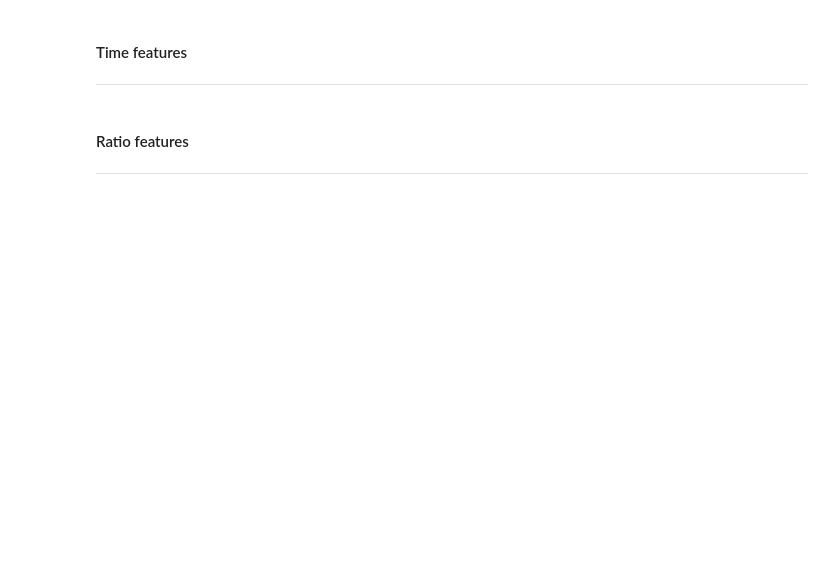
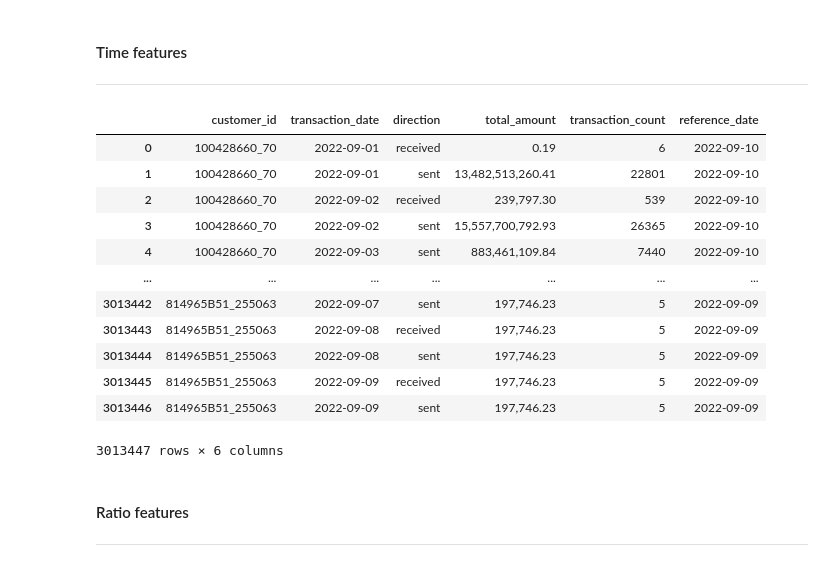
Before and after one commit to fernandocfbf/anti-money-laundering-analysis, a Jupyter notebook: analysis/customer_level_features.ipynb, the cells around one changed output. Cells and saved outputs as stored; diff of their text form; code cells hidden in the pictures; blank space fills up the shorter version.

Commit message:
feat: adding feature generator class. It includes transactional, time and ratio features

```diff
--- a/analysis/customer_level_features.ipynb
+++ b/analysis/customer_level_features.ipynb
@@ -238,6 +238,22 @@ reference_date_df = (
 )
 
 simplified_time_df = simplified_time_df.merge(reference_date_df, on="customer_id", how="left", validate="many_to_one")
+# %%
+simplified_time_df
+# %% [output]
+|  | customer_id | transaction_date | direction | total_amount | transaction_count | reference_date |
+| 0 | 100428660_70 | 2022-09-01 | received | 0.19 | 6 | 2022-09-10 |
+| 1 | 100428660_70 | 2022-09-01 | sent | 13,482,513,260.41 | 22801 | 2022-09-10 |
+| 2 | 100428660_70 | 2022-09-02 | received | 239,797.30 | 539 | 2022-09-10 |
+| 3 | 100428660_70 | 2022-09-02 | sent | 15,557,700,792.93 | 26365 | 2022-09-10 |
+| 4 | 100428660_70 | 2022-09-03 | sent | 883,461,109.84 | 7440 | 2022-09-10 |
+| ... | ... | ... | ... | ... | ... | ... |
+| 3013442 | 814965B51_255063 | 2022-09-07 | sent | 197,746.23 | 5 | 2022-09-09 |
+| 3013443 | 814965B51_255063 | 2022-09-08 | received | 197,746.23 | 5 | 2022-09-09 |
+| 3013444 | 814965B51_255063 | 2022-09-08 | sent | 197,746.23 | 5 | 2022-09-09 |
+| 3013445 | 814965B51_255063 | 2022-09-09 | received | 197,746.23 | 5 | 2022-09-09 |
+| 3013446 | 814965B51_255063 | 2022-09-09 | sent | 197,746.23 | 5 | 2022-09-09 |
+3013447 rows × 6 columns
 # %%
 simplified_time_df["days_from_ref"] = (simplified_time_df["reference_date"] - simplified_time_df["transaction_date"]).dt.days
 # %%
```
Also changed, not shown: parts of 7 cells of this notebook, 2 other files.
